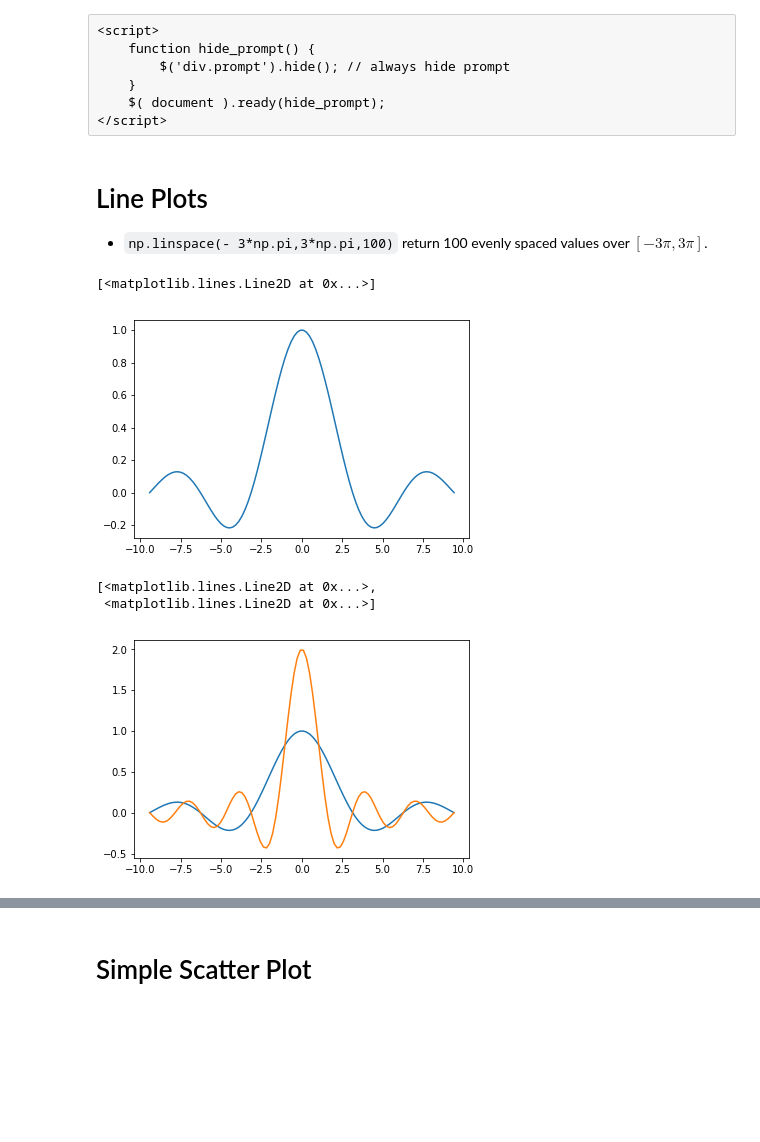
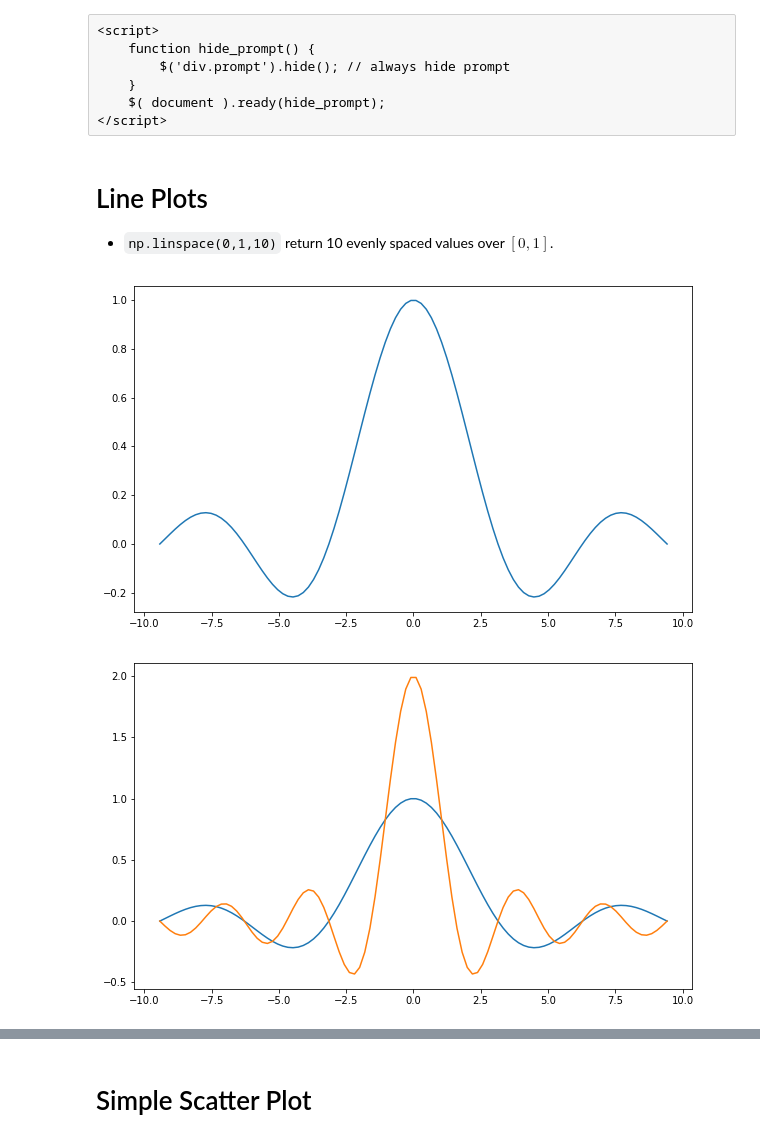
Before and after one commit to pnavaro/math-python, a Jupyter notebook: 12.Matplotlib.ipynb, the cells around one changed output, grey strips where cells are left out. Cells and saved outputs as stored; diff of their text form; code cells hidden in the pictures; blank space fills up the shorter version.

```diff
--- a/12.Matplotlib.ipynb
+++ b/12.Matplotlib.ipynb
@@ -21,23 +21,20 @@ conda install matplotlib
 </script>
 # %% [markdown]
 # Line Plots
- - `np.linspace(- 3*np.pi,3*np.pi,100)` return 100 evenly spaced values over $[-3\pi,3\pi]$.
+ - `np.linspace(0,1,10)` return 10 evenly spaced values over $[0,1]$.
 # %%
 %matplotlib inline
-# Show up your plots inline and import matplotlib
 import numpy as np
 import matplotlib.pyplot as plt
 
+plt.rcParams['figure.figsize'] = (10.0, 6.0) # set figures display bigger
 x = np.linspace(- 3*np.pi,3*np.pi,100)
-plt.plot(x,np.sin(x)/x)
+plt.plot(x,np.sin(x)/x);
 # %% [output]
-[<matplotlib.lines.Line2D at 0x...>]
-[figure, old version]
+[figure, new version]
 # %%
-plt.plot(x,np.sin(x)/x,x,np.sin(2*x)/x)
+plt.plot(x,np.sin(x)/x,x,np.sin(2*x)/x);
 # %% [output]
-[<matplotlib.lines.Line2D at 0x...>,
- <matplotlib.lines.Line2D at 0x...>]
-[figure, old version]
+[figure, new version]
 # %%
 # red, dot-dash, triangles and blue, dot-dash, bullet
```
Also changed, not shown: parts of 20 cells of this notebook, 3 other files.
